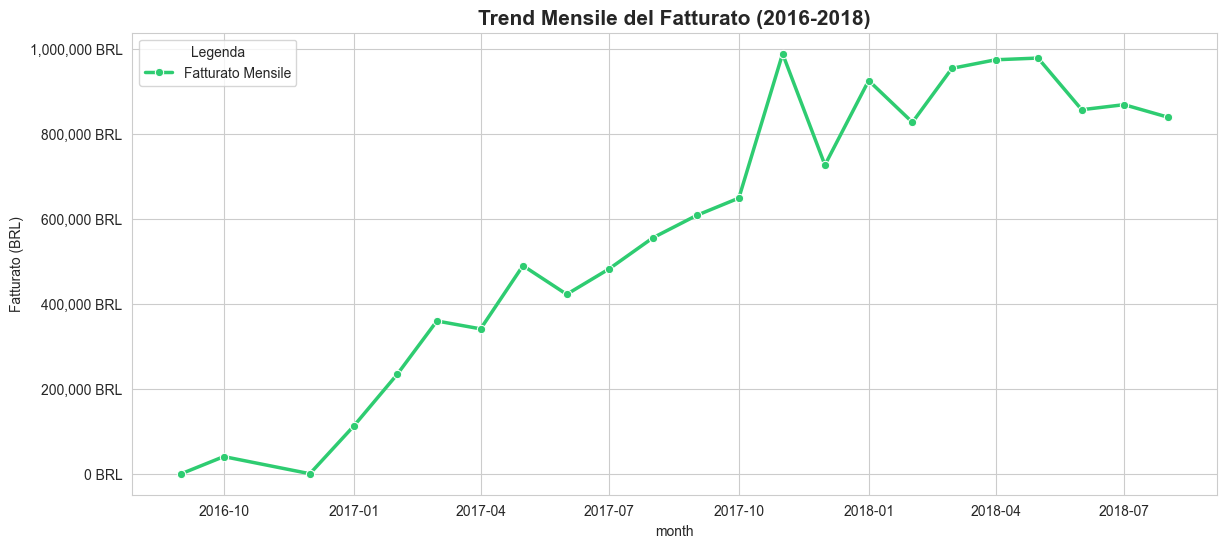
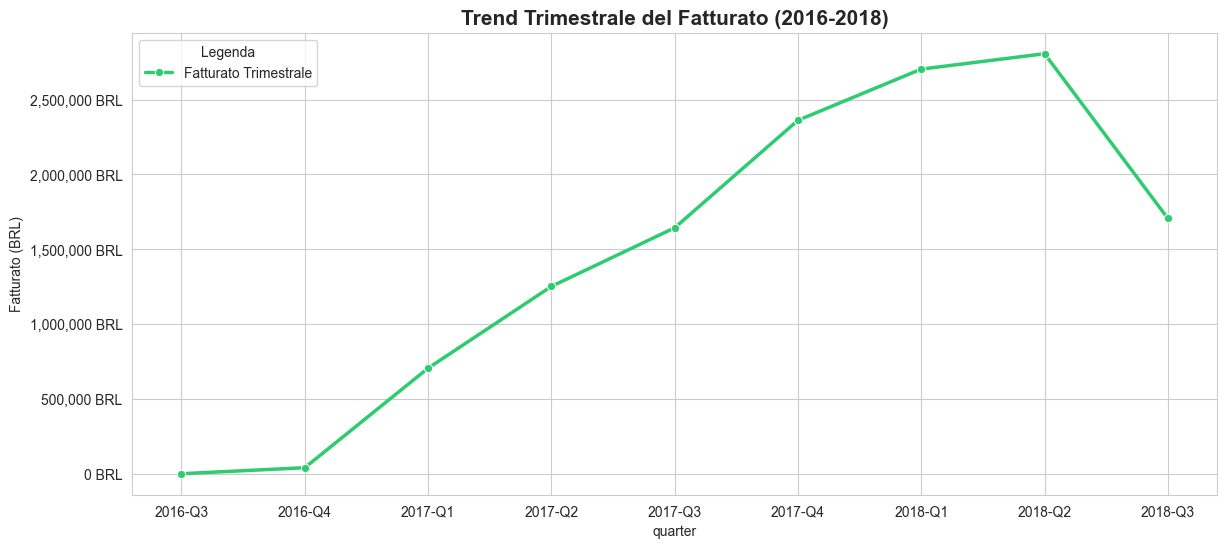
Unified diff of the notebook cell whose output changed from the first chart to the second:
--- before
+++ after
@@ -1,19 +1,18 @@
 query_trend = """
 SELECT 
-    DATE_FORMAT(order_purchase_timestamp, '%Y-%m-01') AS month,
+    CONCAT(YEAR(order_purchase_timestamp), '-Q', QUARTER(order_purchase_timestamp)) AS quarter,
     SUM(price) AS revenue
 FROM orders o
 JOIN order_items oi ON o.order_id = oi.order_id
 WHERE order_status = 'delivered'
-GROUP BY month
-ORDER BY month;
+GROUP BY quarter
+ORDER BY quarter;
 """
 
 df_trend = pd.read_sql(query_trend, engine)
-df_trend['month'] = pd.to_datetime(df_trend['month'])
 
 plt.figure(figsize=(14, 6))
-sns.lineplot(data=df_trend, x='month', y='revenue', marker='o', color='#2ecc71', linewidth=2.5, label='Fatturato Mensile')
-plt.title('Trend Mensile del Fatturato (2016-2018)', fontsize=15, fontweight='bold')
+sns.lineplot(data=df_trend, x='quarter', y='revenue', marker='o', color='#2ecc71', linewidth=2.5, label='Fatturato Trimestrale')
+plt.title('Trend Trimestrale del Fatturato (2016-2018)', fontsize=15, fontweight='bold')
 plt.ylabel('Fatturato (BRL)')
 plt.gca().yaxis.set_major_formatter(ticker.StrMethodFormatter('{x:,.0f} BRL'))

Commit: refactor: clean up notebook metadata and formatting